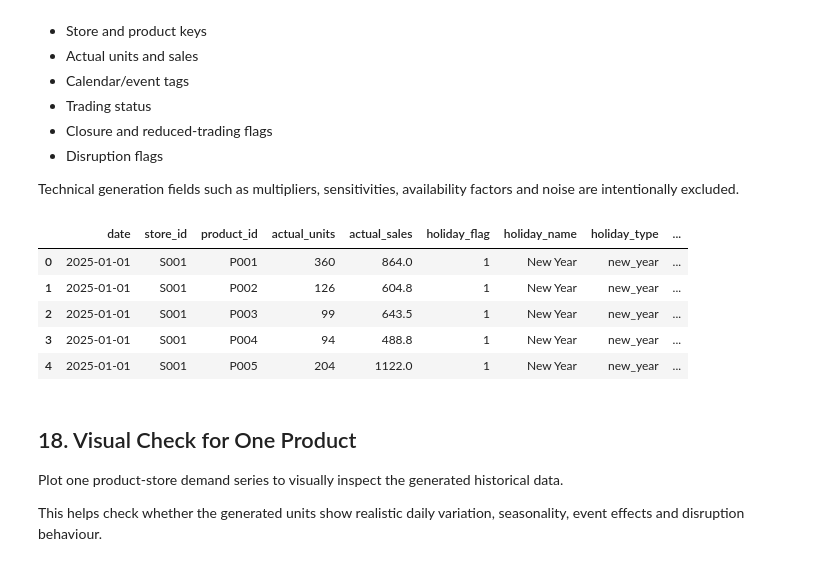
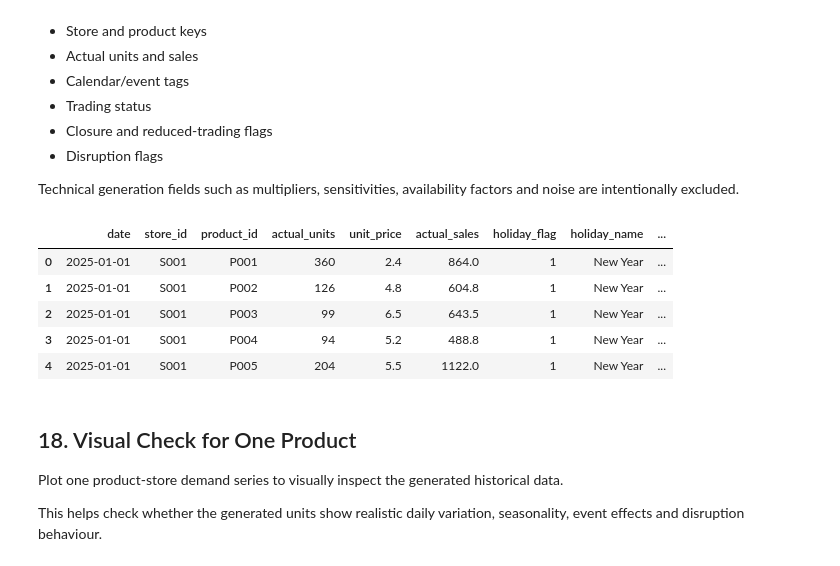
Before and after one commit to Jingo228/synthetic-retail-demand-forecasting-dashboard, a Jupyter notebook: notebook/01_generate_synthetic_retail_data_cleaned.ipynb, the cells around one changed output. Drawn from its saved outputs; the diff is of its cells as text; code cells hidden in the pictures.

Commit message:
add price incerase

```diff
--- a/notebook/01_generate_synthetic_retail_data_cleaned.ipynb
+++ b/notebook/01_generate_synthetic_retail_data_cleaned.ipynb
@@ -73,7 +73,7 @@ products = pd.DataFrame({
         "Household", "Meat", "Meat", "Deli", "Fresh Produce",
         "Fresh Produce", "Fresh Produce", "Fresh Produce"
     ],
-    "unit_price": [
+    "base_unit_price": [
         2.40, 4.80, 6.50, 5.20, 5.50,
         3.20, 4.50, 4.20, 4.80, 4.00,
         3.60, 3.50, 2.90, 4.20, 8.50,
@@ -171,7 +171,7 @@ products = pd.DataFrame({
     ],
 })
 
-product_dimension = products[["product_id", "product_name", "category", "unit_price"]].copy()
+product_dimension = products[["product_id", "product_name", "category", "base_unit_price"]].copy()
 # %% [markdown]
 ## 3. Create Store Table
 
@@ -849,9 +849,17 @@ feature_matrix["actual_units"] = (
     * feature_matrix["noise_factor"]
 ).round().astype(int)
 
+quarterly_price_growth = (1.034 ** (1/4)) - 1
+
+feature_matrix["quarter_number"] = pd.to_datetime(feature_matrix["date"]).dt.quarter
+feature_matrix["price_multiplier"] = (1 + quarterly_price_growth) ** (feature_matrix["quarter_number"] - 1)
+
+feature_matrix["unit_price"] = (
+    feature_matrix["base_unit_price"] * feature_matrix["price_multiplier"]
+).round(2)
+
 feature_matrix["actual_sales"] = (
-    feature_matrix["actual_units"]
-    * feature_matrix["unit_price"]
+    feature_matrix["actual_units"] * feature_matrix["unit_price"]
 ).round(2)
 # %% [markdown]
 ## 17. Create Power BI-Ready Output Tables
@@ -905,6 +913,7 @@ demand_actuals = feature_matrix[
         "store_id",
         "product_id",
         "actual_units",
+        "unit_price",
         "actual_sales",
         "holiday_flag",
         "holiday_name",
@@ -961,39 +970,39 @@ calendar_events["expected_impact"] = np.select(
         calendar_events["event_window"].str.contains("stock_up|build_up", regex=True),
         calendar_events["event_window"].str.contains("post|recovery|normalisation", regex=True),
         calendar_events["event_window"] != "normal"
     ],
     [
         "closed",
         "reduced trading",
         "expected demand uplift",
         "post-event recovery",
         "event-affected demand"
     ],
     default="normal"
 )
 
 calendar_events = calendar_events[
     [
         "date",
         "holiday_name",
         "event_type",
         "trading_status",
         "expected_impact",
         "event_window",
         "closure_flag",
         "reduced_trading_flag"
     ]
 ].copy()
 
 # Display a preview of the main Power BI fact table.
 demand_actuals.head()
 # %% [output]
-|  | date | store_id | product_id | actual_units | actual_sales | holiday_flag | holiday_name | holiday_type | ... |
-| 0 | 2025-01-01 | S001 | P001 | 360 | 864.0 | 1 | New Year | new_year | ... |
-| 1 | 2025-01-01 | S001 | P002 | 126 | 604.8 | 1 | New Year | new_year | ... |
-| 2 | 2025-01-01 | S001 | P003 | 99 | 643.5 | 1 | New Year | new_year | ... |
-| 3 | 2025-01-01 | S001 | P004 | 94 | 488.8 | 1 | New Year | new_year | ... |
-| 4 | 2025-01-01 | S001 | P005 | 204 | 1122.0 | 1 | New Year | new_year | ... |
+|  | date | store_id | product_id | actual_units | unit_price | actual_sales | holiday_flag | holiday_name | ... |
+| 0 | 2025-01-01 | S001 | P001 | 360 | 2.4 | 864.0 | 1 | New Year | ... |
+| 1 | 2025-01-01 | S001 | P002 | 126 | 4.8 | 604.8 | 1 | New Year | ... |
+| 2 | 2025-01-01 | S001 | P003 | 99 | 6.5 | 643.5 | 1 | New Year | ... |
+| 3 | 2025-01-01 | S001 | P004 | 94 | 5.2 | 488.8 | 1 | New Year | ... |
+| 4 | 2025-01-01 | S001 | P005 | 204 | 5.5 | 1122.0 | 1 | New Year | ... |
 # %% [markdown]
 ## 18. Visual Check for One Product
 
```
Also changed, not shown: 2 other files.
